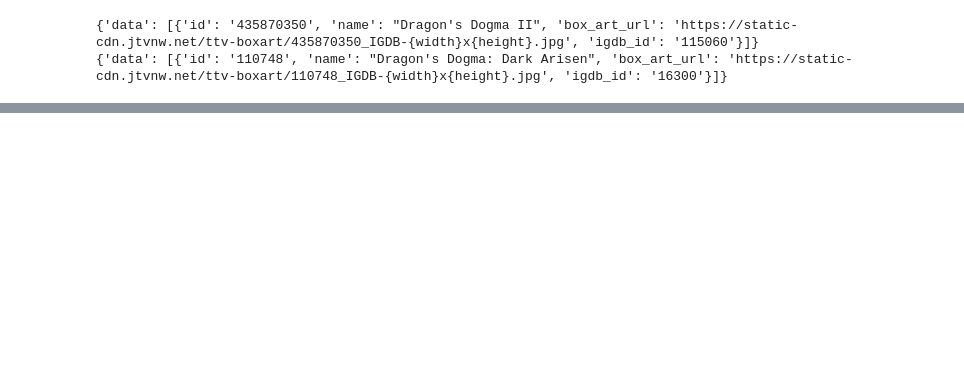
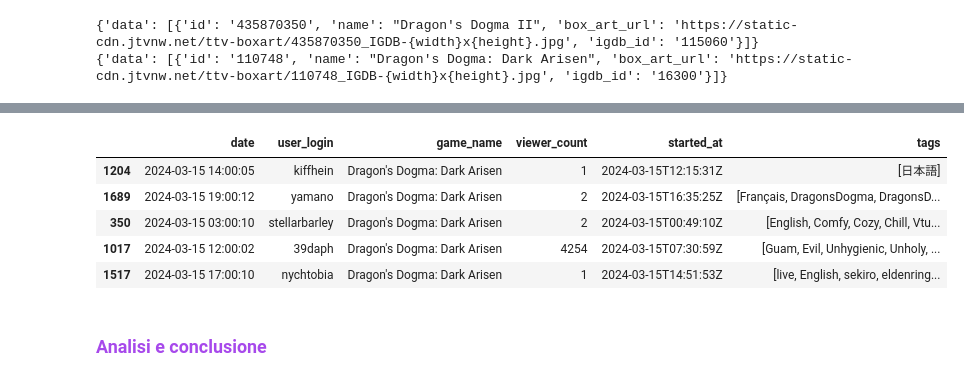
Before and after one commit to LenionK/Tutorial-SM, a Jupyter notebook: Tutorial.ipynb, the cells around one changed output, grey strips where cells are left out. Drawn from its saved outputs; the diff is of its cells as text; code cells hidden in the pictures; blank space fills up the shorter version.

```diff
--- a/Tutorial.ipynb
+++ b/Tutorial.ipynb
@@ -788,0 +867,13 @@ display(df)
+# %%
+path = "data_dd/s1/streams_data_dd1_day1.json"
+df_d1 = preprocessing(get_df(path))
+df_d1.sample(5)
+# %% [output]
+|  | date | user_login | game_name | viewer_count | started_at | tags |
+| 1204 | 2024-03-15 14:00:05 | kiffhein | Dragon's Dogma: Dark Arisen | 1 | 2024-03-15T12:15:31Z | [日本語] |
+| 1689 | 2024-03-15 19:00:12 | yamano | Dragon's Dogma: Dark Arisen | 2 | 2024-03-15T16:35:25Z | [Français, DragonsDogma, DragonsD... |
+| 350 | 2024-03-15 03:00:10 | stellarbarley | Dragon's Dogma: Dark Arisen | 2 | 2024-03-15T00:49:10Z | [English, Comfy, Cozy, Chill, Vtu... |
+| 1017 | 2024-03-15 12:00:02 | 39daph | Dragon's Dogma: Dark Arisen | 4254 | 2024-03-15T07:30:59Z | [Guam, Evil, Unhygienic, Unholy, ... |
+| 1517 | 2024-03-15 17:00:10 | nychtobia | Dragon's Dogma: Dark Arisen | 1 | 2024-03-15T14:51:53Z | [live, English, sekiro, eldenring... |
+# %% [markdown]
+### <span style="color:#a749eb;" id ="aec_capcom">**Analisi e conclusione**</span>
```
Also changed, not shown: parts of 24 cells of this notebook.
